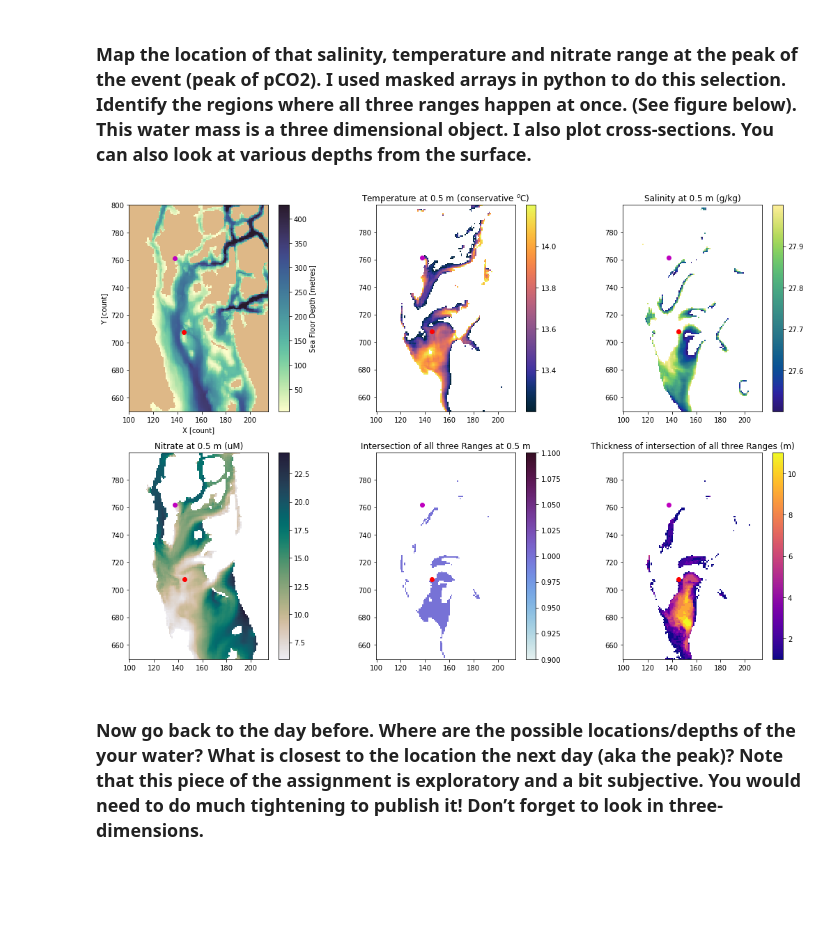
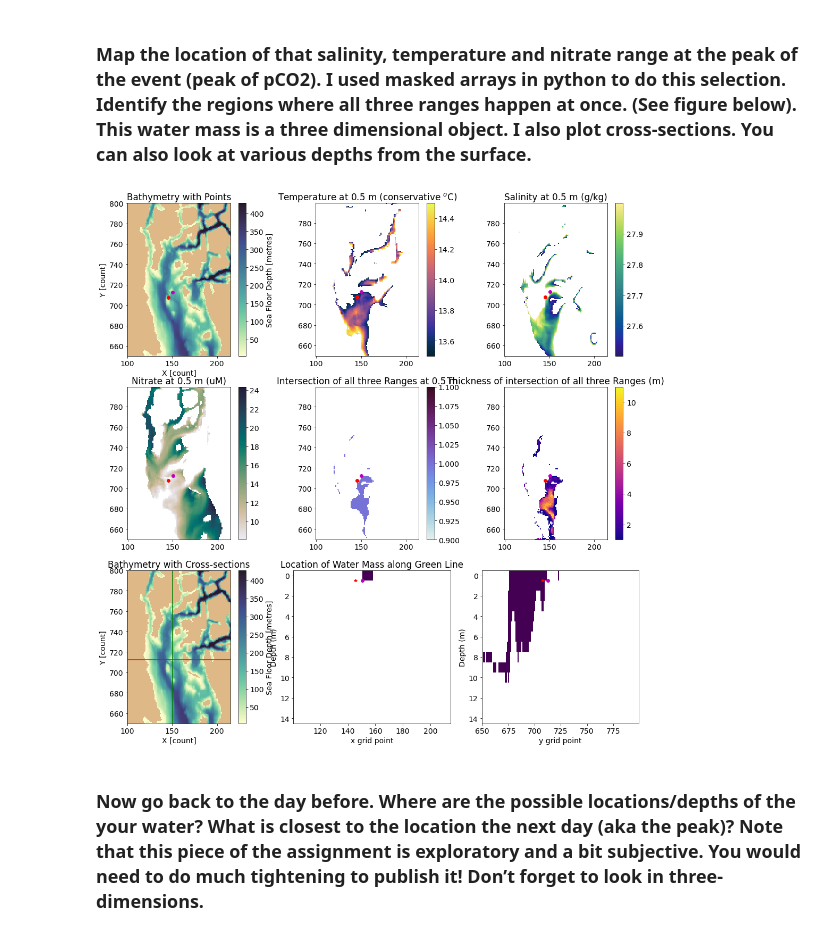
Before and after one commit to rbeutel/PRODIGY, a Jupyter notebook: assignment6.ipynb, the cells around one changed output. Drawn from its saved outputs; the diff is of its cells as text; code cells hidden in the pictures; blank space fills up the shorter version.

```diff
--- a/assignment6.ipynb
+++ b/assignment6.ipynb
@@ -177,7 +205,7 @@ Could it be due/partially due to the coastal upwelling suggested by Moore-Maley
 # %% [markdown]
 ### Map the location of that salinity, temperature and nitrate range at the peak of the event (peak of pCO2). I used masked arrays in python to do this selection. Identify the regions where all three ranges happen at once. (See figure below). This water mass is a three dimensional object. I also plot cross-sections. You can also look at various depths from the surface.
 # %%
-def dotheplots(bathymetry, day, kd, isent, jsent, iqifs, jqifs, tepmin, tepmax, salmin, salmax, nitmin):
+def dotheplots(bathymetry, day, kd, isent, jsent, ey, ex, tepmin, tepmax, salmin, salmax, nitmin):
     '''
     bathymetry: xarray of bathmetry file
     day: day of file (so Jul 25 is 0)
@@ -189,7 +217,7 @@ def dotheplots(bathymetry, day, kd, isent, jsent, iqifs, jqifs, tepmin, tepmax,
     nitmin: nitrate limit
     '''
 
-    fig, axs = plt.subplots(2, 3, figsize=(18, 12))
+    fig, axs = plt.subplots(3, 3, figsize=(18, 18))
 
     imin, imax = 650, 800
     jmin, jmax = 100, 215
@@ -198,9 +226,15 @@ def dotheplots(bathymetry, day, kd, isent, jsent, iqifs, jqifs, tepmin, tepmax,
     bathymetry.bathymetry.plot(ax=axs[0, 0], cmap=mycm);
     axs[0, 0].set_ylim(imin, imax)
     axs[0, 0].set_xlim(jmin, jmax)
+    bathymetry.bathymetry.plot(ax=axs[2, 0], cmap=mycm);
+    axs[2, 0].set_ylim(imin, imax)
+    axs[2, 0].set_xlim(jmin, jmax)
+    axs[0, 0].set_title('Bathymetry with Points')
+    axs[2, 0].set_aspect(500/440)
+    axs[2, 0].set_title('Bathymetry with Cross-sections')
 
     # temperature plot
-    dm = physics
+    dm = xr.open_dataset('/data/sallen/results/PRODIGY/SalishSeaCast_day_avg_physics_20160725_20160804.nc')
     # temperature, masked between the limits
     myarray = np.ma.array(dm.votemper[day, kd, imin:imax, jmin:jmax],
                       mask= (dm.votemper[day, kd, imin:imax, jmin:jmax] > tepmax) | (dm.votemper[day, kd, imin:imax, jmin:jmax] < tepmin))
@@ -217,7 +251,7 @@ def dotheplots(bathymetry, day, kd, isent, jsent, iqifs, jqifs, tepmin, tepmax,
     fig.colorbar(colours, ax=axs[0, 2])
 
     # nitrate
-    ds = nitrate
+    ds = xr.open_dataset('/data/sallen/results/PRODIGY/SalishSeaCast_day_avg_nitrate_20160725_20160804.nc')
     myarray = np.ma.array(ds.nitrate[day, kd, imin:imax, jmin:jmax],
                       mask= ds.nitrate[day, kd, imin:imax, jmin:jmax] < nitmin)
     colours = axs[1, 0].pcolormesh(np.arange(jmin, jmax), np.arange(imin, imax), myarray, cmap=cm.rain, shading='auto')
@@ -252,16 +286,39 @@ def dotheplots(bathymetry, day, kd, isent, jsent, iqifs, jqifs, tepmin, tepmax,
     # add our points to these plots
     for ax in axs[0]:
         ax.plot(jsent+0.5, isent+0.5, 'ro')
-        ax.plot(jqifs+0.5, iqifs+0.5, 'mo')
+        ax.plot(ex+0.5, ey+0.5, 'mo')
         ax.set_aspect(500/440)
     for ax in axs[1]:
         ax.plot(jsent+0.5, isent+0.5, 'ro')
-        ax.plot(jqifs+0.5, iqifs+0.5, 'mo')
+        ax.plot(ex+0.5, ey+0.5, 'mo')
         ax.set_aspect(500/440)
+
+    # vertical crossections
+    axs[2, 0].plot([jmin, jmax], [ey+0.5, ey+0.5],  'r-')
+    axs[2, 0].plot([ex+0.5, ex+0.5], [imin, imax],  'g-')
+
+    # along the red line (across the strait)
+    axs[2, 1].pcolormesh(np.arange(jmin+1, jmax), np.arange(15), watermass[:, ey-imin, 1:], shading='auto')
+    axs[2, 1].plot(jsent+0.5, 0+0.5, 'r*');
+    axs[2, 1].plot(ex+0.5, kd+0.5, 'mo')
+    axs[2, 1].invert_yaxis()
+    axs[2, 1].set_ylabel('Depth (m)')
+    axs[2, 1].set_xlabel('x grid point')
+    axs[2, 1].set_title('Location of Water Mass along Red Line');
+
+    # along the green line (along the strait)
+    axs[2, 2].pcolormesh(np.arange(imin, imax), np.arange(15), watermass[:, :, ex-jmin], shading='auto')
+    axs[2, 2].plot(isent+0.5, 0+0.5, 'r*');
+    axs[2, 2].plot(ey+0.5, kd+0.5, 'mo');
+    axs[2, 2].set_ylabel('Depth (m)')
+    axs[2, 2].set_xlabel('y grid point')
+    axs[2, 2].invert_yaxis()
+    axs[2, 1].set_title('Location of Water Mass along Green Line');
+    fig.savefig('exampleplot2.png')
 # %%
-# dotheplots(bathymetry, day, kd, isent, jsent, iqifs, jqifs, tepmin, tepmax, salmin, salmax, nitmin)
-dotheplots(bathymetry, 6, 0, isent, jsent, iqifs, jqifs, 13.2, 14.2, 27.5, 28, 6)
+# dotheplots(bathymetry, day, kd, isent, jsent, ey, ex, tepmin, tepmax, salmin, salmax, nitmin)
+dotheplots(bathymetry, 6, 0, isent, jsent, isent+5, jsent+5, tep-0.5, tep+0.5, sal-0.5, sal,8)
 # %% [output]
-[figure, old version]
+[figure, new version]
 # %% [markdown]
 ### Now go back to the day before. Where are the possible locations/depths of the your water? What is closest to the location the next day (aka the peak)? Note that this piece of the assignment is exploratory and a bit subjective. You would need to do much tightening to publish it! Don’t forget to look in three-dimensions.
```
Also changed, not shown: parts of 21 cells of this notebook, 2 other files.
